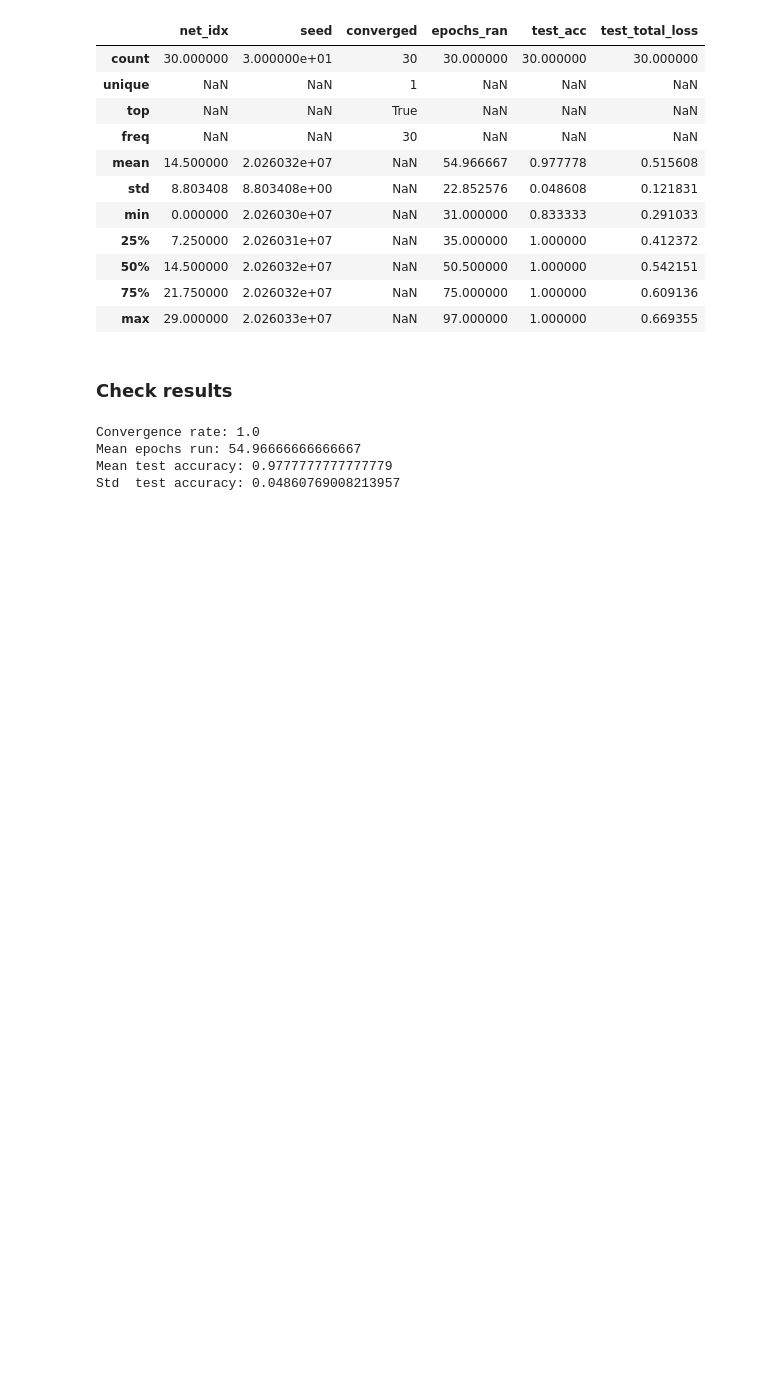
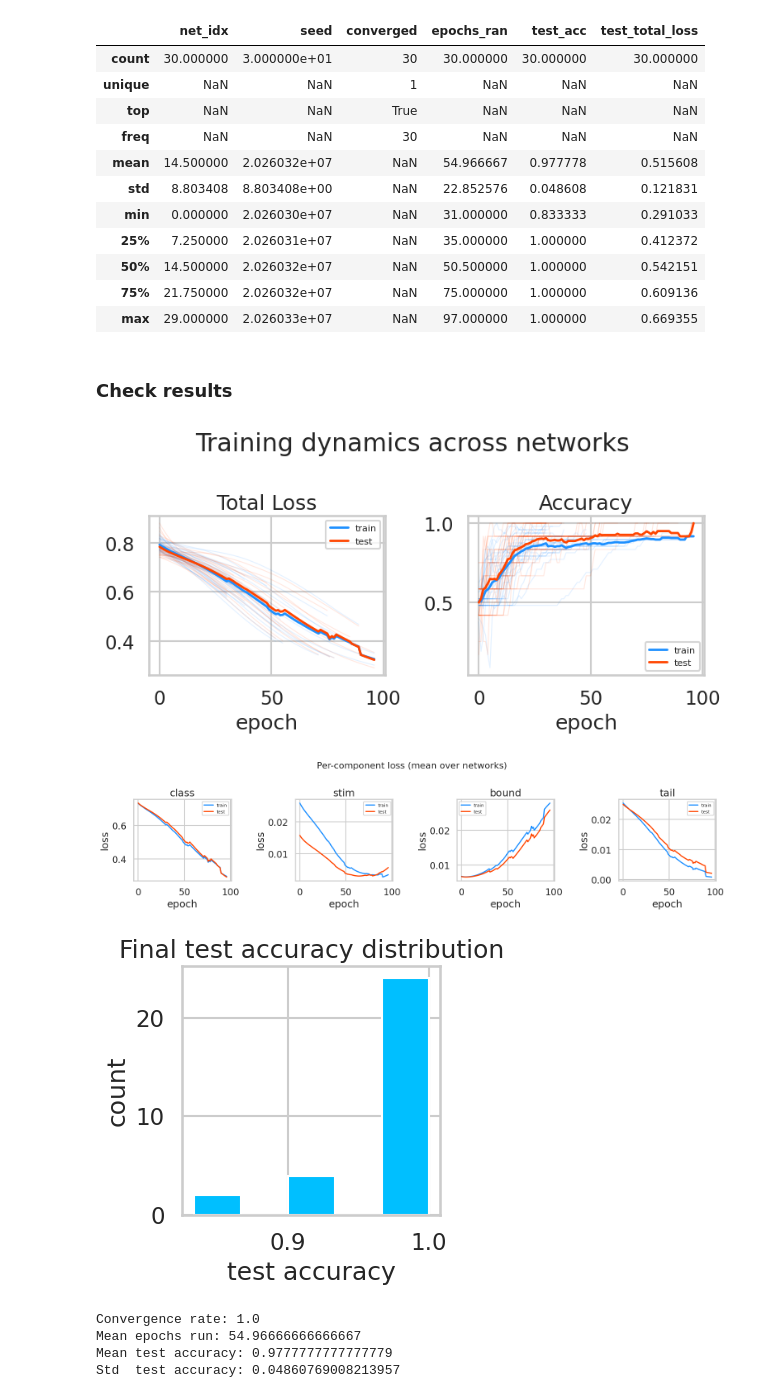
Before and after one commit to siyer7/asymmetry_design, a Jupyter notebook: code/python/NN.ipynb, the cells around one changed output. Cells and saved outputs as stored; diff of their text form; code cells hidden in the pictures; blank space fills up the shorter version.

```diff
--- a/code/python/NN.ipynb
+++ b/code/python/NN.ipynb
@@ -382,6 +409,68 @@ nets_summarized_df.describe(include='all')
 | max | 29.000000 | 2.026033e+07 | NaN | 97.000000 | 1.000000 | 0.669355 |
 # %% [markdown]
 ### Check results
+# %%
+# ── Concatenate all per-epoch records across networks ─────────────────────────
+all_epochs = pd.concat(
+    [r['epoch_results'] for r in network_results],
+    ignore_index=True,
+)
+
+# ── 1. Total Loss & Accuracy over epochs (train vs test) ─────────────────────
+fig, axs = plt.subplots(1, 2, figsize=(8, 4))
+axs = axs.flatten()
+
+for ax, (title, train_col, test_col) in zip(axs, [
+    ('Total Loss', 'train_total', 'test_total'),
+    ('Accuracy',   'train_acc',   'test_acc'),
+]):
+    # thin semi-transparent traces per network
+    for _, grp in all_epochs.groupby('net_idx'):
+        ax.plot(grp['epoch'], grp[train_col], color='dodgerblue', alpha=0.12, linewidth=0.8)
+        ax.plot(grp['epoch'], grp[test_col],  color='orangered',  alpha=0.12, linewidth=0.8)
+
+    # bold mean across networks
+    mn = all_epochs.groupby('epoch')[[train_col, test_col]].mean()
+    ax.plot(mn.index, mn[train_col], color='dodgerblue', linewidth=2, label='train')
+    ax.plot(mn.index, mn[test_col],  color='orangered',  linewidth=2, label='test')
+
+    ax.set(title=title, xlabel='epoch', ylabel='')
+    ax.legend(fontsize=8)
+
+plt.suptitle('Training dynamics across networks')
+plt.tight_layout()
+plt.show()
+
+# ── 2. Per-component loss (mean over networks) ───────────────────────────────
+loss_comps = ['loss_class', 'loss_stim', 'loss_bound', 'loss_tail']
+
+fig, axs = plt.subplots(1, len(loss_comps), figsize=(4 * len(loss_comps), 4))
+axs = axs.flatten()
+
+for ax, comp in zip(axs, loss_comps):
+    tr_col, te_col = f'train_{comp}', f'test_{comp}'
+    mn = all_epochs.groupby('epoch')[[tr_col, te_col]].mean()
+    ax.plot(mn.index, mn[tr_col], color='dodgerblue', linewidth=2, label='train')
+    ax.plot(mn.index, mn[te_col], color='orangered',  linewidth=2, label='test')
+    ax.set(title=comp.replace('loss_', ''), xlabel='epoch', ylabel='loss')
+    ax.legend(fontsize=8)
+
+plt.suptitle('Per-component loss (mean over networks)', fontsize=16)
+plt.tight_layout()
+plt.show()
+
+
+# ── 3. Final test accuracy distribution ──────────────────────────────────────
+fig, ax = plt.subplots(1, 1, figsize=(4, 4))
+ax.hist(nets_summarized_df['test_acc'], bins=5, color='deepskyblue', edgecolor='white')
+mean_acc = nets_summarized_df['test_acc'].mean()
+ax.set(xlabel='test accuracy', ylabel='count', title='Final test accuracy distribution')
+plt.tight_layout()
+plt.show()
+# %% [output]
+[figure, added]
+[figure, added]
+[figure, added]
 # %%
 print('Convergence rate:', nets_summarized_df['converged'].mean())
 print('Mean epochs run:',  nets_summarized_df['epochs_ran'].mean())
```
Also changed, not shown: parts of 1 cell of this notebook, 1 other file.
